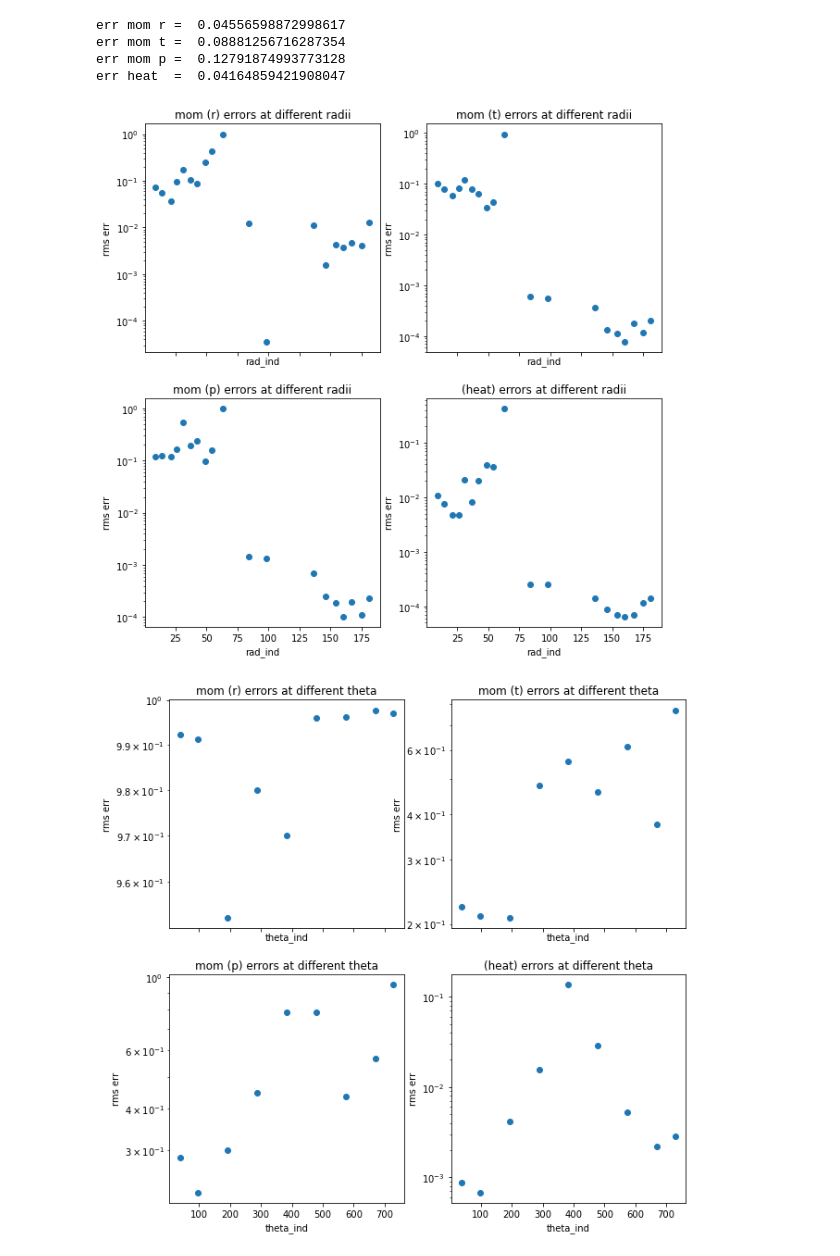
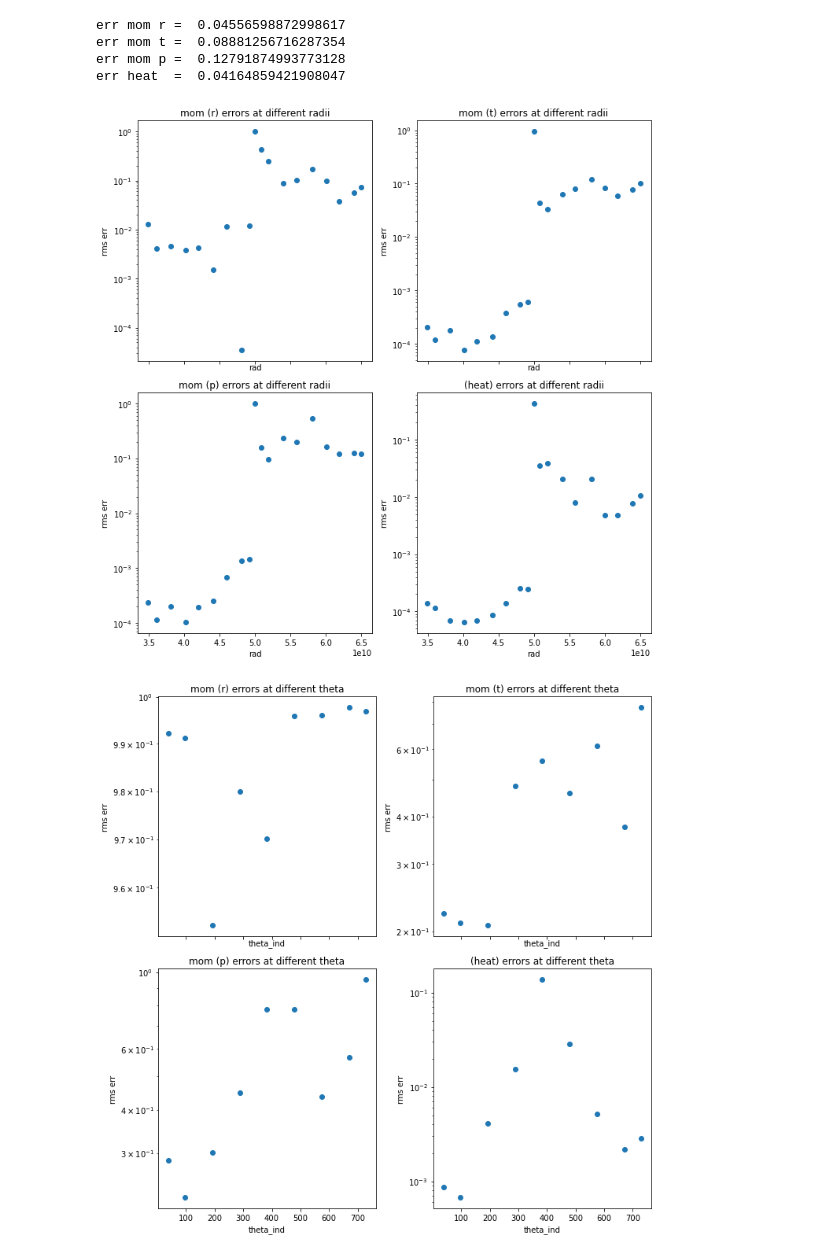
Before and after one commit to illorenzo7/rayleigh_utils, a Jupyter notebook: test_equations/momentum.ipynb, the cells around one changed output. Cells and saved outputs as stored; diff of their text form; code cells hidden in the pictures.

Commit message:
test eq. good

```diff
--- a/test_equations/momentum.ipynb
+++ b/test_equations/momentum.ipynb
@@ -446,15 +446,16 @@ for irow in range(2):
             errs.append(get_err(diff, fweighted, ir=i))
 
         plt.sca(axs[irow, icol])
-        plt.scatter(irvals, errs)
-        plt.xlabel('rad_ind')
+        plt.scatter(pp.radius, errs)
+        plt.xlabel('rad')
         plt.ylabel('rms err')
         plt.yscale('log')
         plt.title(label + ' errors at different radii')
         count += 1
-plt.savefig('/home1/lmatilsk/caseM_nt768.png', dpi=300)
+plt.tight_layout()
+plt.savefig('/home1/lmatilsk/equation_test_figs/caseM_nt768.pdf')
 # %% [output]
-[figure, old version]
+[figure, new version]
 # %%
 # stringent error at each theta, averaged in r and phi
 fig, axs = plt.subplots(2, 2, sharex=True, figsize=(10,10))
@@ -464,34 +465,35 @@ for irow in range(2):
         if count == 0:
             diff = fweighted_r - drhovdt_r
             fweighted = fweighted_r
             label= 'mom (r)'
         if count == 1:
             diff = fweighted_t - drhovdt_t
             fweighted = fweighted_t
             label= 'mom (t)'
         if count == 2:
             diff = fweighted_p - drhovdt_p
             fweighted = fweighted_p
             label= 'mom (p)'
         if count == 3:
             diff = fweighted_heat - dintedt
             fweighted = fweighted_heat
             label= '(heat)'
 
         errs = []
         for i in range(len(ithetavals)):
             #print ('ir = %i:' %i, 'err = ', get_err(fweighted_r - drhovdt_r, fweighted_r, ir=i))
             errs.append(get_err(diff, fweighted, itheta=i))
 
         plt.sca(axs[irow, icol])
         plt.scatter(ithetavals, errs)
         plt.xlabel('theta_ind')
         plt.ylabel('rms err')
         plt.yscale('log')
         plt.title(label + ' errors at different theta')
         count += 1
+plt.tight_layout()
 # %% [output]
-[figure, old version]
+[figure, new version]
 # %%
 # stringent error at each phi, averaged in meridional planes
 fig, axs = plt.subplots(2, 2, sharex=True, figsize=(10,10))
```
Also changed, not shown: parts of 1 cell of this notebook.
